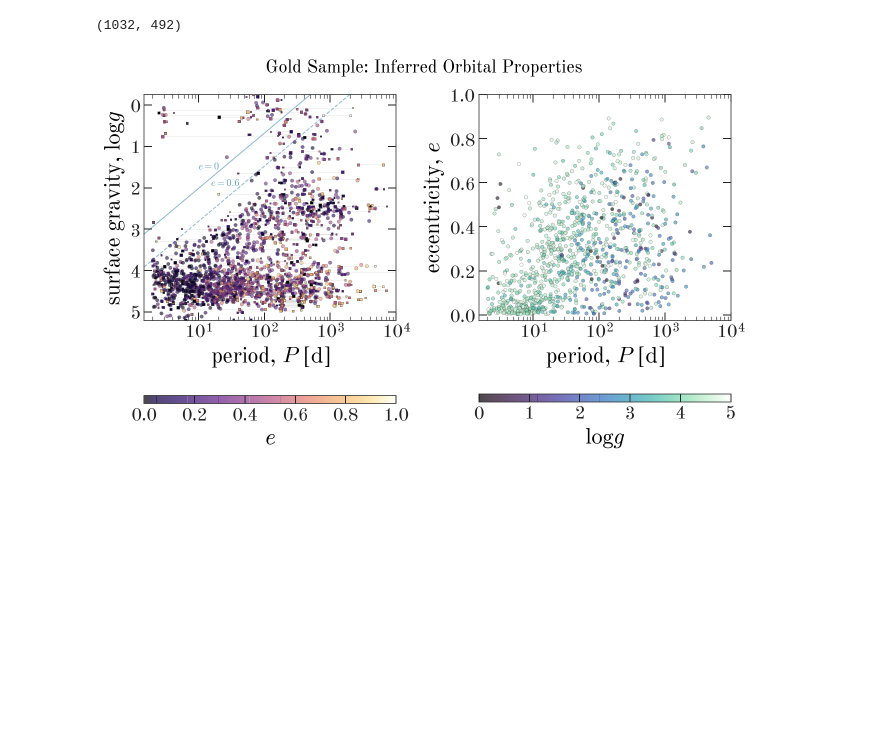
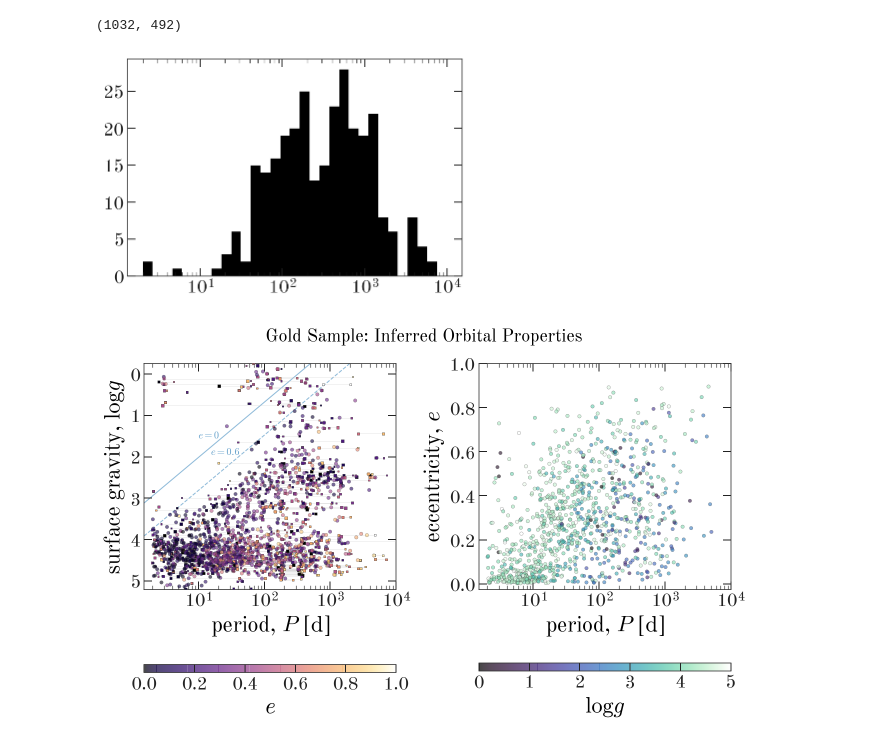
Before and after one commit to adrn/apogee-dr16-vac, a Jupyter notebook: notebooks/figures/Figure-gold-sample.ipynb, the cells around one changed output. Drawn from its saved outputs; the diff is of its cells as text; code cells hidden in the pictures; blank space fills up the shorter version.

```diff
--- a/notebooks/figures/Figure-gold-sample.ipynb
+++ b/notebooks/figures/Figure-gold-sample.ipynb
@@ -33,6 +33,15 @@ INFO: Upgrading Table to masked Table. Use Table.filled() to convert to unmasked
 len(gold), len(bimodal)//2
 # %% [output]
 (1032, 492)
+# %%
+logg_mask = (gold['LOGG'] > 2) & (gold['LOGG'] < 3)
+logg_mask2 = (bimodal['LOGG'] > 2) & (bimodal['LOGG'] < 3)
+PP = np.concatenate((gold['MAP_P'].value[logg_mask],
+                     bimodal['MAP_P'].value[logg_mask2]))
+plt.hist(PP, np.geomspace(2, 1e4, 32));
+plt.xscale('log')
+# %% [output]
+[figure, added]
 # %%
 style = dict(s=12, lw=0.3,
              edgecolor='#333333',
```
Also changed, not shown: 2 other files.
